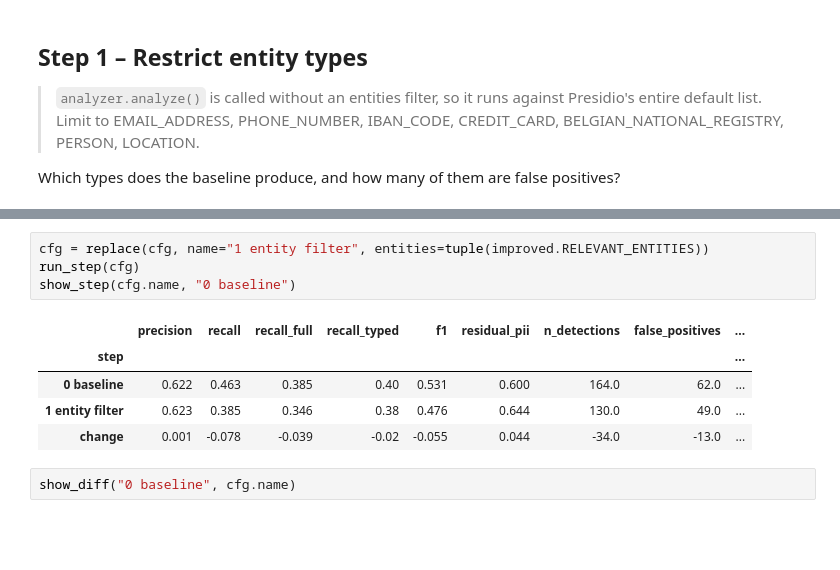
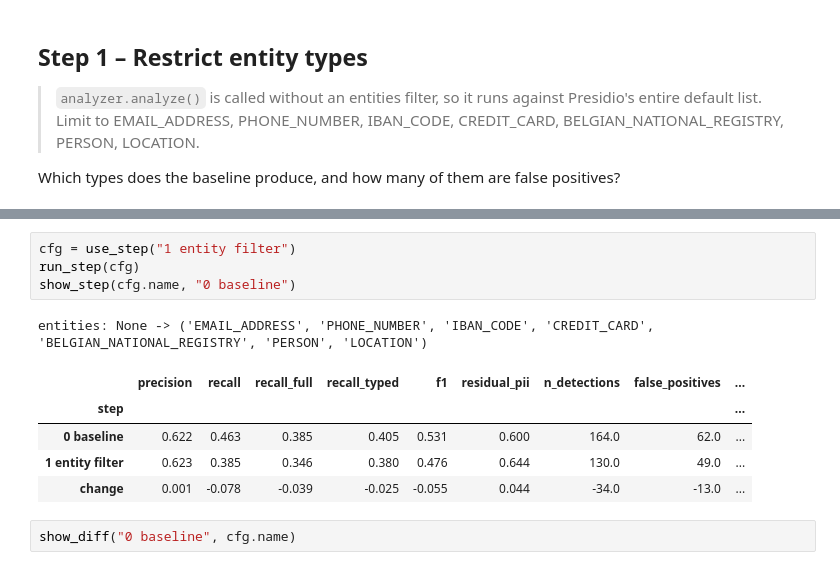
Before and after one commit to MartijnBogaert/presidio-bpmn-tryout, a Jupyter notebook: 02_improvements.ipynb, the cells around one changed output, grey strips where cells are left out. Saved outputs shown, nothing was run; the diff lists cells and outputs as text; blank space fills up the shorter version.

```diff
--- a/02_improvements.ipynb
+++ b/02_improvements.ipynb
@@ -146,15 +146,16 @@ d0.groupby("entity").agg(detections=("tp", "size"), false_positives=("tp", lambd
 | NRP | 4 | 4 |
 | PERSON | 69 | 14 |
 # %%
-cfg = replace(cfg, name="1 entity filter", entities=tuple(improved.RELEVANT_ENTITIES))
+cfg = use_step("1 entity filter")
 run_step(cfg)
 show_step(cfg.name, "0 baseline")
 # %% [output]
+entities: None -> ('EMAIL_ADDRESS', 'PHONE_NUMBER', 'IBAN_CODE', 'CREDIT_CARD', 'BELGIAN_NATIONAL_REGISTRY', 'PERSON', 'LOCATION')
 |  | precision | recall | recall_full | recall_typed | f1 | residual_pii | n_detections | false_positives | ... |
 | step |  |  |  |  |  |  |  |  | ... |
-| 0 baseline | 0.622 | 0.463 | 0.385 | 0.40 | 0.531 | 0.600 | 164.0 | 62.0 | ... |
-| 1 entity filter | 0.623 | 0.385 | 0.346 | 0.38 | 0.476 | 0.644 | 130.0 | 49.0 | ... |
-| change | 0.001 | -0.078 | -0.039 | -0.02 | -0.055 | 0.044 | -34.0 | -13.0 | ... |
+| 0 baseline | 0.622 | 0.463 | 0.385 | 0.405 | 0.531 | 0.600 | 164.0 | 62.0 | ... |
+| 1 entity filter | 0.623 | 0.385 | 0.346 | 0.380 | 0.476 | 0.644 | 130.0 | 49.0 | ... |
+| change | 0.001 | -0.078 | -0.039 | -0.025 | -0.055 | 0.044 | -34.0 | -13.0 | ... |
 # %%
 show_diff("0 baseline", cfg.name)
 # %% [output]
```
Also changed, not shown: parts of 33 cells of this notebook, 5 other files.
